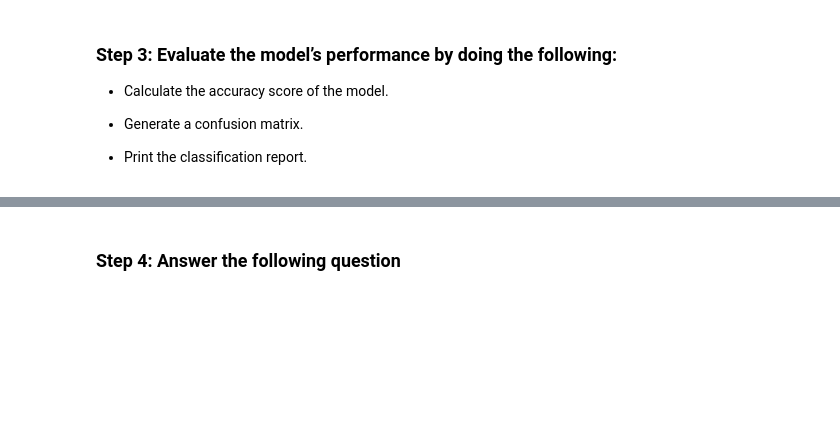
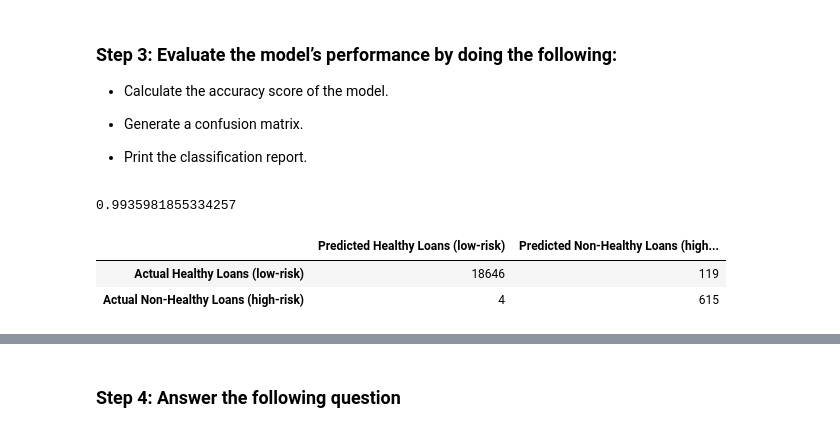
Before and after one commit to Robyn2024/Credit_Risk_Classification, a Jupyter notebook: credit_risk_classification.ipynb, the cells around one changed output, grey strips where cells are left out. Drawn from its saved outputs; the diff is of its cells as text; code cells hidden in the pictures; blank space fills up the shorter version.

```diff
--- a/credit_risk_classification.ipynb
+++ b/credit_risk_classification.ipynb
@@ -227,4 +227,6 @@ LR_oversampled_pred = LR_oversampled_model.predict(X_test)
 * Print the classification report.
 # %%
 # Print the balanced_accuracy score of the model
-# YOUR CODE HERE!
+balanced_accuracy_score(y_test, LR_oversampled_pred)
+# %% [output]
+0.9935981855334257
@@ -234,2 +233,23 @@ LR_oversampled_pred = LR_oversampled_model.predict(X_test)
+# %%
+# Generate a confusion matrix for the model
+'''
+-- Out of the 18,765 loan status's that are healthy, the model predicted 18,649 as
+   healthy correctly and 116 as healthy incorrectly
+
+-- Out of the 619 loan status's that are non-healthy (high-risk), the model
+   predicted 615 as non-healthy correctly and 4 as non-healthy incorrectly
+'''
+
+cm_oversampled = confusion_matrix(y_test, LR_oversampled_pred)
+cm_oversampled_df = pd.DataFrame(cm_oversampled,
+                                index = ['Actual Healthy Loans (low-risk)',
+                                'Actual Non-Healthy Loans (high-risk)'],
+                                columns = ['Predicted Healthy Loans (low-risk)', 'Predicted Non-Healthy Loans (high-risk)']
+                              )
+cm_oversampled_df
+# %% [output]
+|  | Predicted Healthy Loans (low-risk) | Predicted Non-Healthy Loans (high... |
+| Actual Healthy Loans (low-risk) | 18646 | 119 |
+| Actual Non-Healthy Loans (high-risk) | 4 | 615 |
 # %%
 # Print the classification report for the model
```
Also changed, not shown: parts of 4 cells of this notebook, 1 other file.
